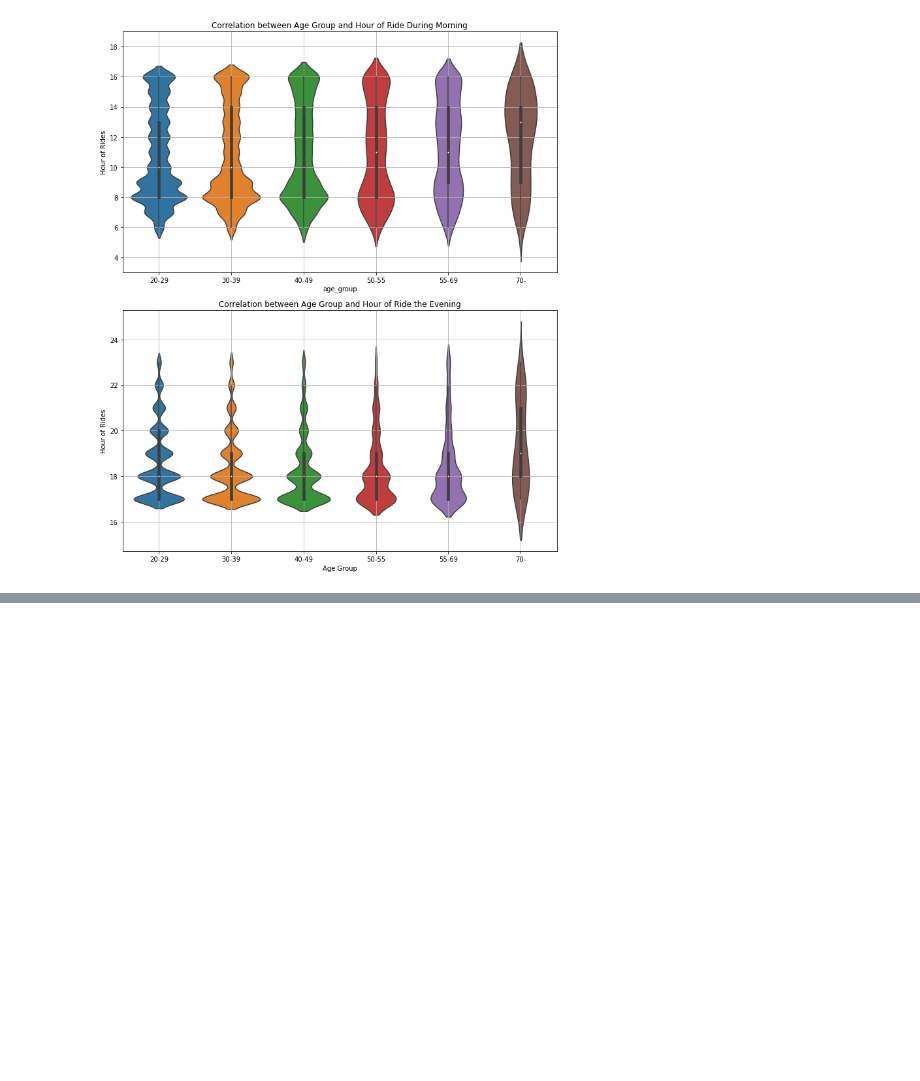
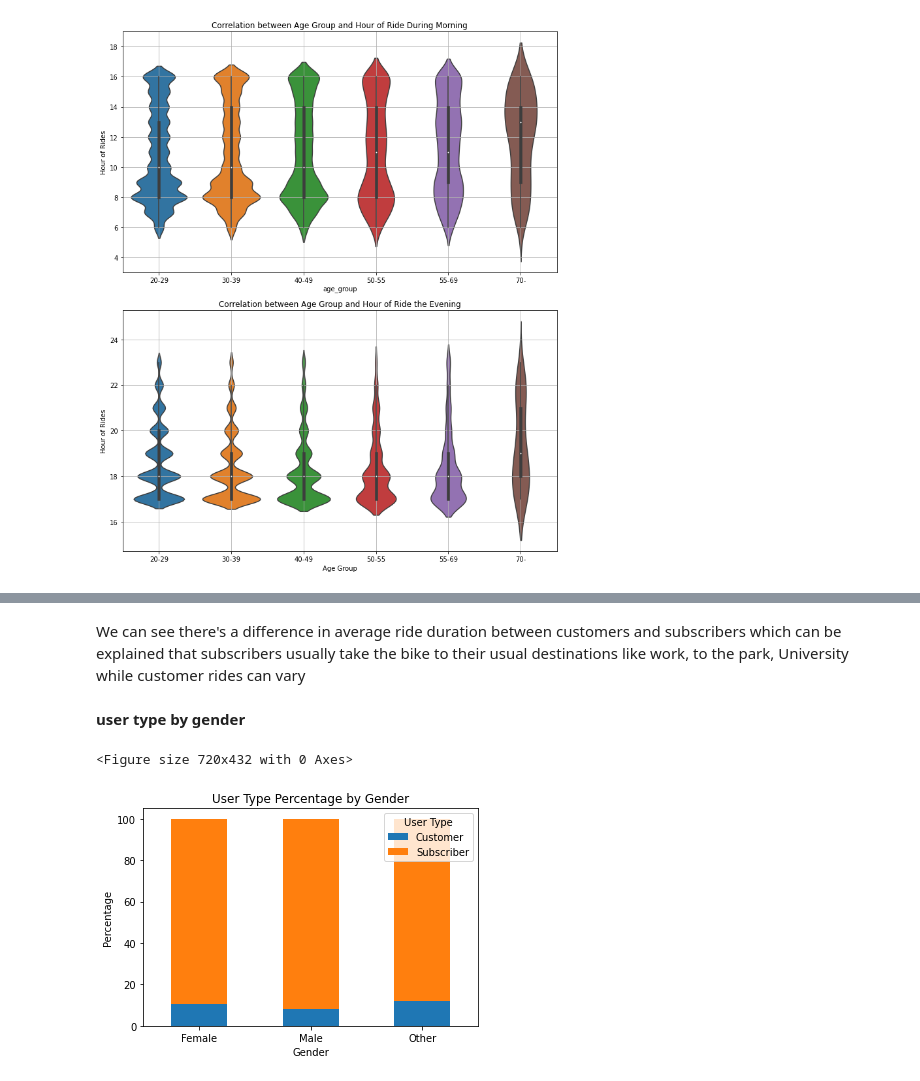
Before and after one commit to mmedhat007/Machine-Learning-Projects, a Jupyter notebook: Ford GoBike Dataset Analysis/Ford_GoBike Investigation_Part1.ipynb, the cells around one changed output, grey strips where cells are left out. Drawn from its saved outputs; the diff is of its cells as text; code cells hidden in the pictures; blank space fills up the shorter version.

```diff
--- a/Ford GoBike Dataset Analysis/Ford_GoBike Investigation_Part1.ipynb
+++ b/Ford GoBike Dataset Analysis/Ford_GoBike Investigation_Part1.ipynb
@@ -923,0 +725,19 @@ Looking back on the point plots, it doesn't seem like there's a systematic inter
+# %% [markdown]
+We can see there's a difference in average ride duration between customers and subscribers which can be explained that subscribers usually take the bike to their usual destinations like work, to the park, University while customer rides can vary
+# %% [markdown]
+<b> user type by gender
+# %%
+gender_user_type_counts = SF_df.groupby(['member_gender', 'user_type']).size().unstack()
+gender_user_type_percentages = gender_user_type_counts.div(gender_user_type_counts.sum(axis=1), axis=0) * 100
+
+plt.figure(figsize=(10, 6))
+gender_user_type_percentages.plot(kind='bar', stacked=True)
+plt.title('User Type Percentage by Gender')
+plt.xlabel('Gender')
+plt.ylabel('Percentage')
+plt.xticks(rotation=0)
+plt.legend(title='User Type')
+plt.show()
+# %% [output]
+<Figure size 720x432 with 0 Axes>
+[figure, added]
```
Also changed, not shown: parts of 60 cells of this notebook, 4 other files.
